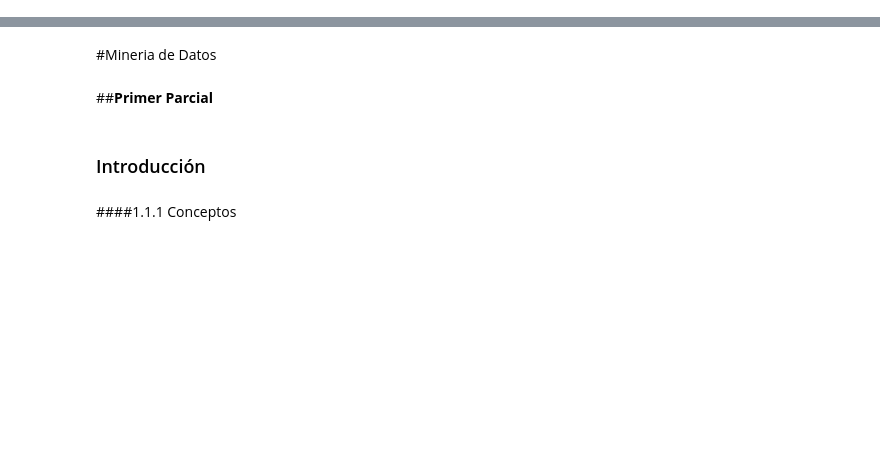
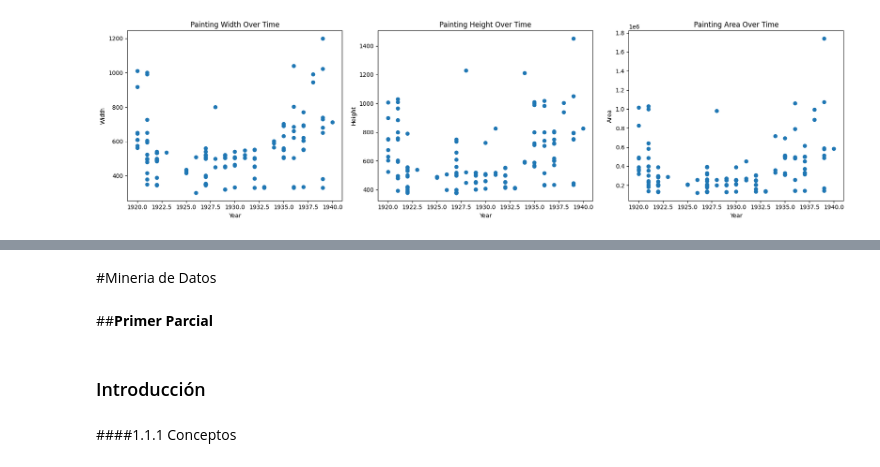
Before and after one commit to Scanfmonse/ExamenCompiladores, a Jupyter notebook: mineriacolab1.ipynb, the cells around one changed output, grey strips where cells are left out. Cells and saved outputs as stored; diff of their text form; code cells hidden in the pictures; blank space fills up the shorter version.

```diff
--- a/mineriacolab1.ipynb
+++ b/mineriacolab1.ipynb
@@ -1,2 +1,5 @@
 # %% [markdown]
 <a href="https://colab.research.google.com/github/Scanfmonse/ExamenCompiladores/blob/master/mineriacolab1.ipynb" target="_parent"><img src="https://colab.research.google.com/assets/colab-badge.svg" alt="Open In Colab"/></a>
+# %%
+painting_info['area'] = painting_info['width'] * painting_info['height']
+painting_info.head()
@@ -2,0 +13,28 @@
+# %%
+import matplotlib.pyplot as plt
+
+# Create a figure and a set of subplots
+fig, axes = plt.subplots(1, 3, figsize=(18, 5))
+
+# Plot year vs. width
+axes[0].scatter(painting_info['year'], painting_info['width'])
+axes[0].set_xlabel('Year')
+axes[0].set_ylabel('Width')
+axes[0].set_title('Painting Width Over Time')
+
+# Plot year vs. height
+axes[1].scatter(painting_info['year'], painting_info['height'])
+axes[1].set_xlabel('Year')
+axes[1].set_ylabel('Height')
+axes[1].set_title('Painting Height Over Time')
+
+# Plot year vs. area
+axes[2].scatter(painting_info['year'], painting_info['area'])
+axes[2].set_xlabel('Year')
+axes[2].set_ylabel('Area')
+axes[2].set_title('Painting Area Over Time')
+
+plt.tight_layout()
+plt.show()
+# %% [output]
+[figure, added]
```
Also changed, not shown: parts of 7 cells of this notebook.
